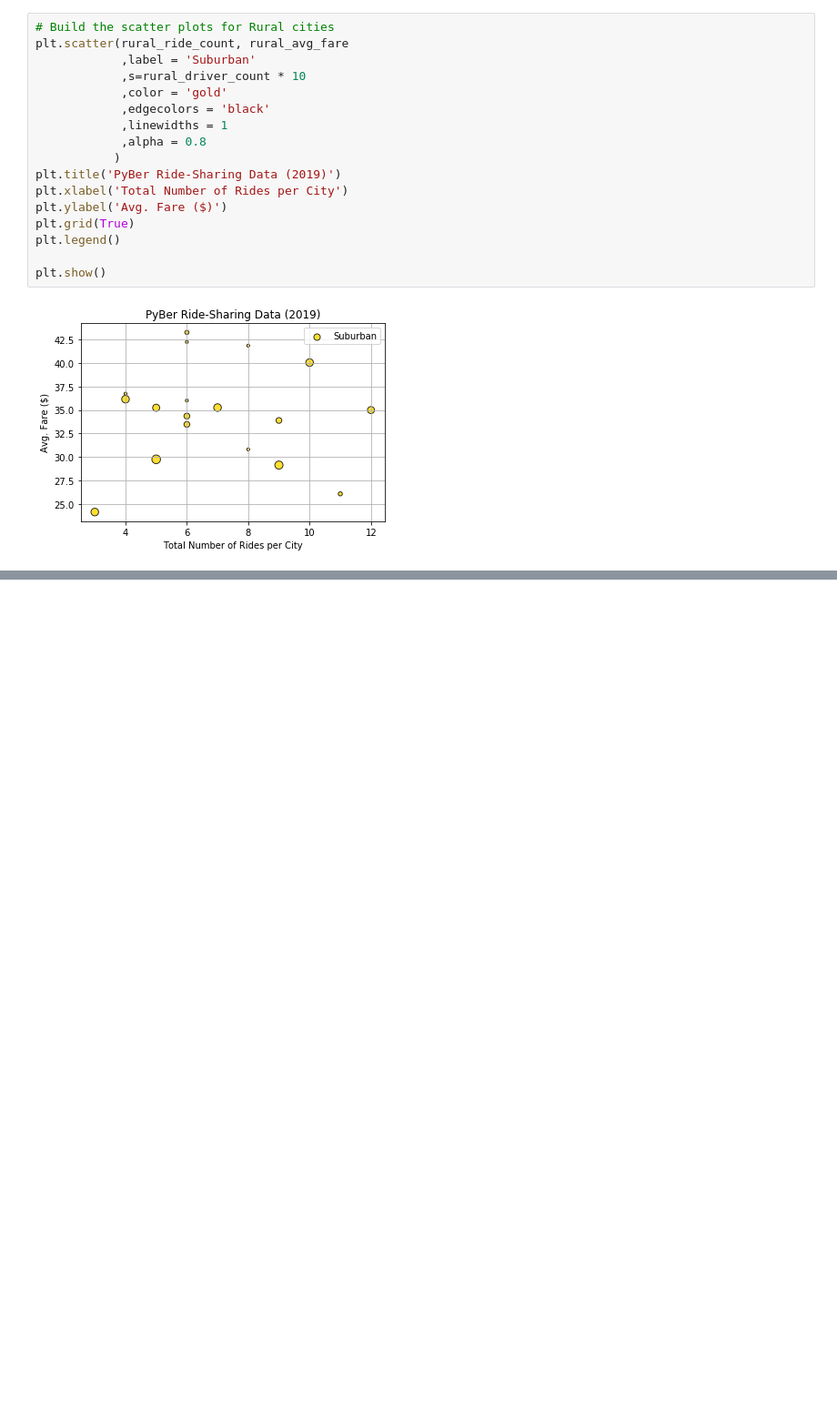
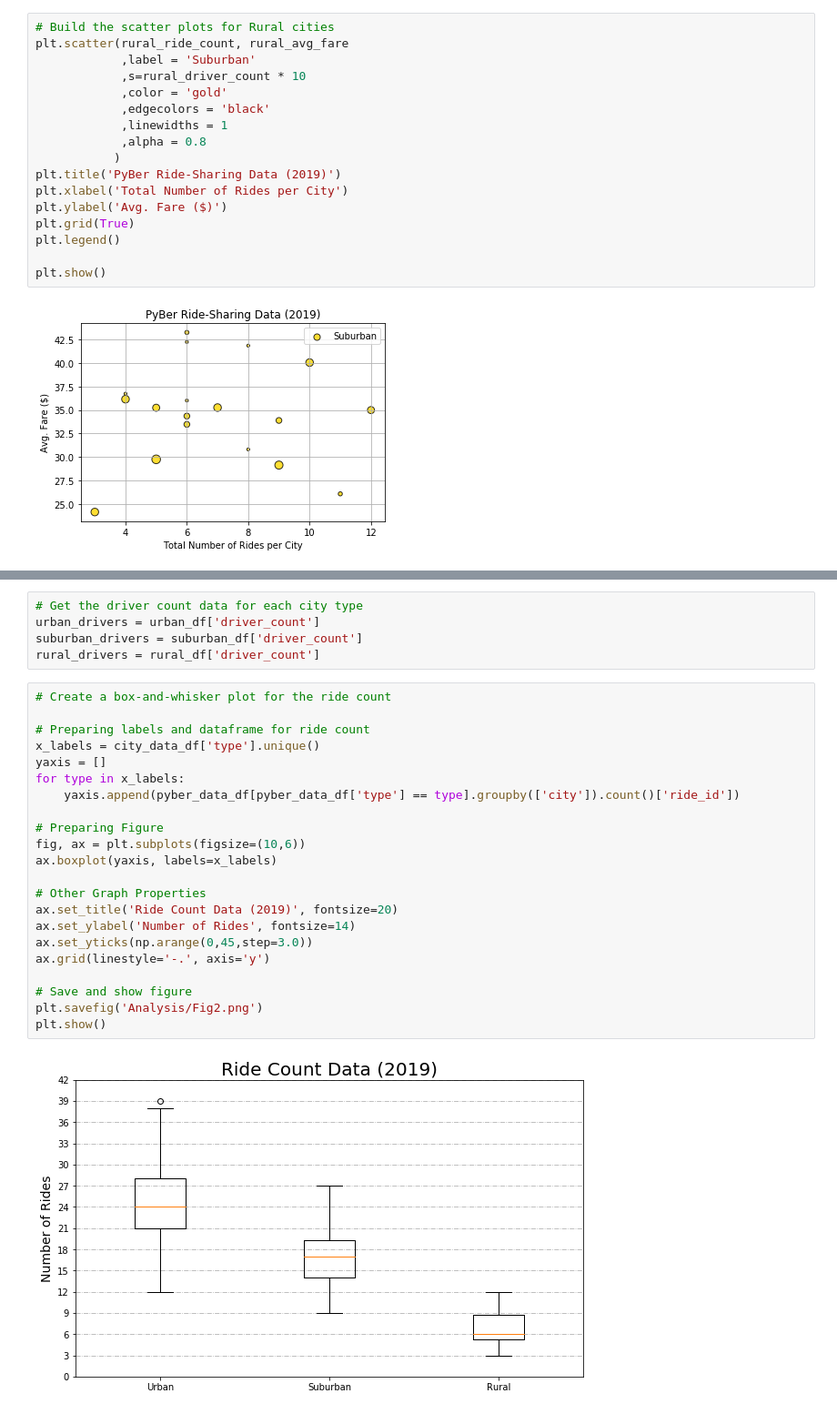
Before and after one commit to TaishiMatsuda/PyBer_Analysis, a Jupyter notebook: PyBer.ipynb, the cells around one changed output, grey strips where cells are left out. Shown at 91% size. Saved outputs shown, nothing was run; the diff lists cells and outputs as text; blank space fills up the shorter version.

```diff
--- a/PyBer.ipynb
+++ b/PyBer.ipynb
@@ -196,0 +242,29 @@ plt.show()
+# %%
+# Get the driver count data for each city type
+urban_drivers = urban_df['driver_count']
+suburban_drivers = suburban_df['driver_count']
+rural_drivers = rural_df['driver_count']
+# %%
+# Create a box-and-whisker plot for the ride count
+
+# Preparing labels and dataframe for ride count
+x_labels = city_data_df['type'].unique()
+yaxis = []
+for type in x_labels:
+    yaxis.append(pyber_data_df[pyber_data_df['type'] == type].groupby(['city']).count()['ride_id'])
+
+# Preparing Figure
+fig, ax = plt.subplots(figsize=(10,6))
+ax.boxplot(yaxis, labels=x_labels)
+
+# Other Graph Properties
+ax.set_title('Ride Count Data (2019)', fontsize=20)
+ax.set_ylabel('Number of Rides', fontsize=14)
+ax.set_yticks(np.arange(0,45,step=3.0))
+ax.grid(linestyle='-.', axis='y')
+
+# Save and show figure
+plt.savefig('Analysis/Fig2.png')
+plt.show()
+# %% [output]
+[figure, added]
```
Also changed, not shown: parts of 13 cells of this notebook, 4 other files.
